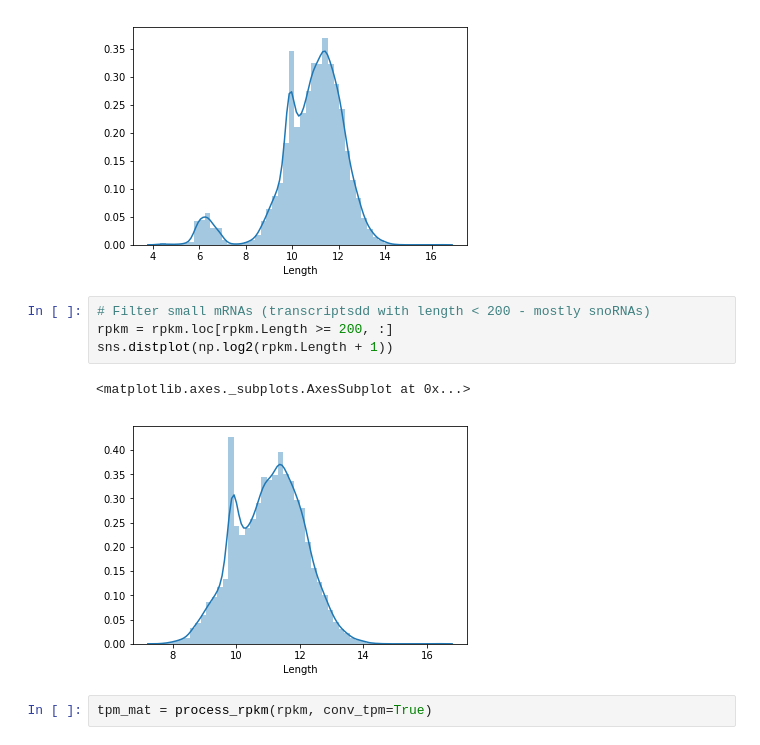
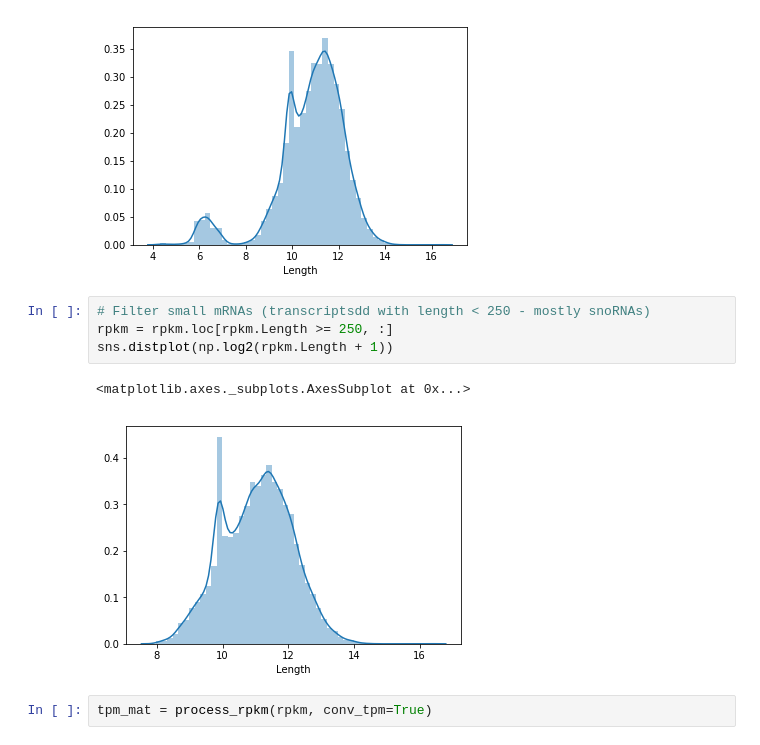
Before and after one commit to HunterBennett/liverStrains, a Jupyter notebook: results/180111_RNASeq_Strains.ipynb, the cells around one changed output. Drawn from its saved outputs; the diff is of its cells as text.

```diff
--- a/results/180111_RNASeq_Strains.ipynb
+++ b/results/180111_RNASeq_Strains.ipynb
@@ -240,12 +226,12 @@ sns.distplot(np.log2(rpkm.Length + 1))
 <matplotlib.axes._subplots.AxesSubplot at 0x...>
 [figure]
 # %%
-# Filter small mRNAs (transcriptsdd with length < 200 - mostly snoRNAs)
-rpkm = rpkm.loc[rpkm.Length >= 200, :]
+# Filter small mRNAs (transcriptsdd with length < 250 - mostly snoRNAs)
+rpkm = rpkm.loc[rpkm.Length >= 250, :]
 sns.distplot(np.log2(rpkm.Length + 1))
 # %% [output]
 <matplotlib.axes._subplots.AxesSubplot at 0x...>
-[figure, old version]
+[figure, new version]
 # %%
 tpm_mat = process_rpkm(rpkm, conv_tpm=True)
 # %%
```
Also changed, not shown: parts of 70 cells of this notebook, 3 other files.
